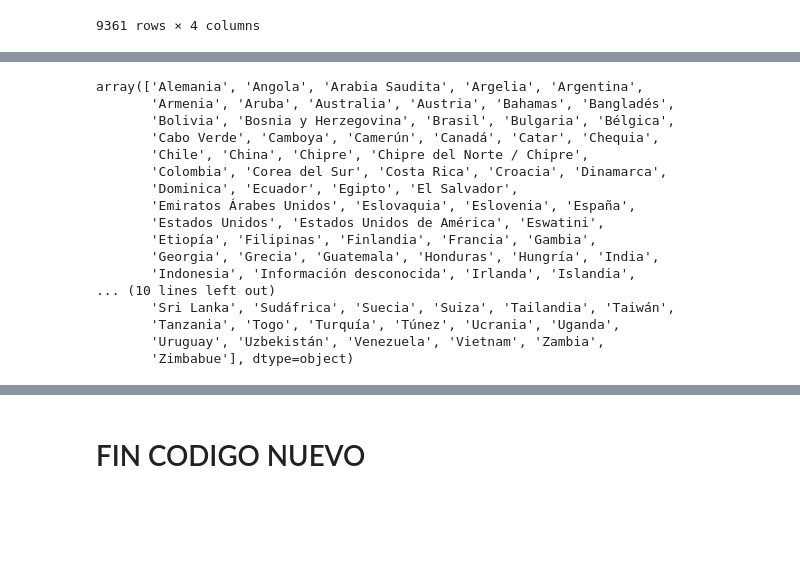
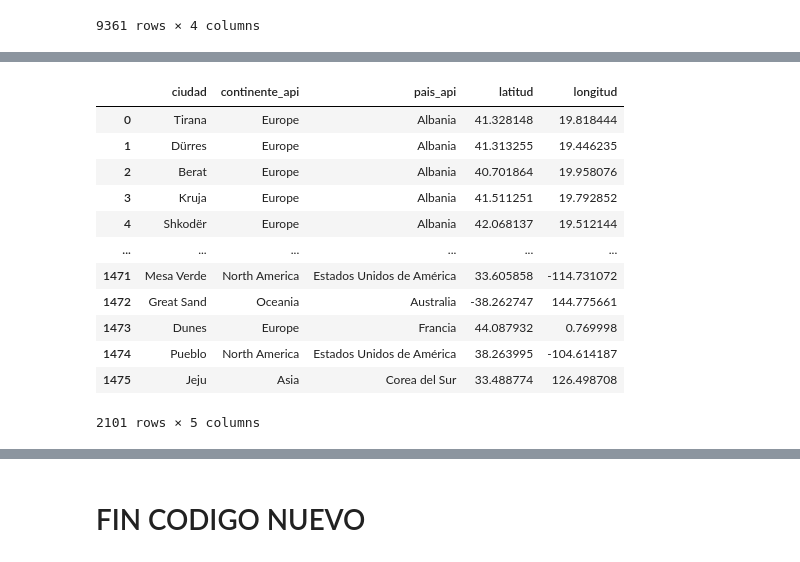
Before and after one commit to VanesaFloresRivera/Proyecto-Final, a Jupyter notebook: notebooks/transformación.ipynb, the cells around one changed output, grey strips where cells are left out. Saved outputs shown, nothing was run; the diff lists cells and outputs as text; code cells hidden in the pictures; blank space fills up the shorter version.

```diff
--- a/notebooks/transformación.ipynb
+++ b/notebooks/transformación.ipynb
@@ -670,7 +655,3 @@ lista_ciudades_sin_paises_duplicados
 # %%
-#obtengo los datos de la api
-fasfasf df_paises_correctos_nuevo = pd.DataFrame()
-df_paises_correctos_nuevo['ciudad']=lista_ciudades_duplicadas
-df_paises_correctos_nuevo[['continente_api','pais_api', 'latitud', 'longitud']]=(
-    df_paises_correctos_nuevo.apply(lambda fila:pd.Series(
-        tr.obtener_pais_continente_lat_long(fila['ciudad'], API_KEY)), axis=1))
+#obtengo los datos de la api extraidos anteriormente
+df_paises_api_todas_ciudades= pd.read_pickle('../data/data_raw/geolocalizacion_api_total_ciudades.pkl')
@@ -722,21 +657,0 @@ df_paises_correctos_nuevo_no_duplicados
-# %%
-df_paises_correctos_nuevo_no_duplicados.pais_api.unique()
-df_paises_correctos_nuevo_no_duplicados.sort_values(by='pais_api').pais_api.unique()
-# %% [output]
-array(['Alemania', 'Angola', 'Arabia Saudita', 'Argelia', 'Argentina',
-       'Armenia', 'Aruba', 'Australia', 'Austria', 'Bahamas', 'Bangladés',
-       'Bolivia', 'Bosnia y Herzegovina', 'Brasil', 'Bulgaria', 'Bélgica',
-       'Cabo Verde', 'Camboya', 'Camerún', 'Canadá', 'Catar', 'Chequia',
-       'Chile', 'China', 'Chipre', 'Chipre del Norte / Chipre',
-       'Colombia', 'Corea del Sur', 'Costa Rica', 'Croacia', 'Dinamarca',
-       'Dominica', 'Ecuador', 'Egipto', 'El Salvador',
-       'Emiratos Árabes Unidos', 'Eslovaquia', 'Eslovenia', 'España',
-       'Estados Unidos', 'Estados Unidos de América', 'Eswatini',
-       'Etiopía', 'Filipinas', 'Finlandia', 'Francia', 'Gambia',
-       'Georgia', 'Grecia', 'Guatemala', 'Honduras', 'Hungría', 'India',
-       'Indonesia', 'Información desconocida', 'Irlanda', 'Islandia',
-... (10 lines left out)
-       'Sri Lanka', 'Sudáfrica', 'Suecia', 'Suiza', 'Tailandia', 'Taiwán',
-       'Tanzania', 'Togo', 'Turquía', 'Túnez', 'Ucrania', 'Uganda',
-       'Uruguay', 'Uzbekistán', 'Venezuela', 'Vietnam', 'Zambia',
-       'Zimbabue'], dtype=object)
@@ -751,0 +658,16 @@ df_paises_correctos_nuevo.to_pickle('../data/data_raw/geolocalizacion_api_1_ciud
+# %%
+df_paises_api_todas_ciudades
+# %% [output]
+|  | ciudad | continente_api | pais_api | latitud | longitud |
+| 0 | Tirana | Europe | Albania | 41.328148 | 19.818444 |
+| 1 | Dürres | Europe | Albania | 41.313255 | 19.446235 |
+| 2 | Berat | Europe | Albania | 40.701864 | 19.958076 |
+| 3 | Kruja | Europe | Albania | 41.511251 | 19.792852 |
+| 4 | Shkodër | Europe | Albania | 42.068137 | 19.512144 |
+| ... | ... | ... | ... | ... | ... |
+| 1471 | Mesa Verde | North America | Estados Unidos de América | 33.605858 | -114.731072 |
+| 1472 | Great Sand | Oceania | Australia | -38.262747 | 144.775661 |
+| 1473 | Dunes | Europe | Francia | 44.087932 | 0.769998 |
+| 1474 | Pueblo | North America | Estados Unidos de América | 38.263995 | -104.614187 |
+| 1475 | Jeju | Asia | Corea del Sur | 33.488774 | 126.498708 |
+2101 rows × 5 columns
```
Also changed, not shown: parts of 60 cells of this notebook, 8 other files.
